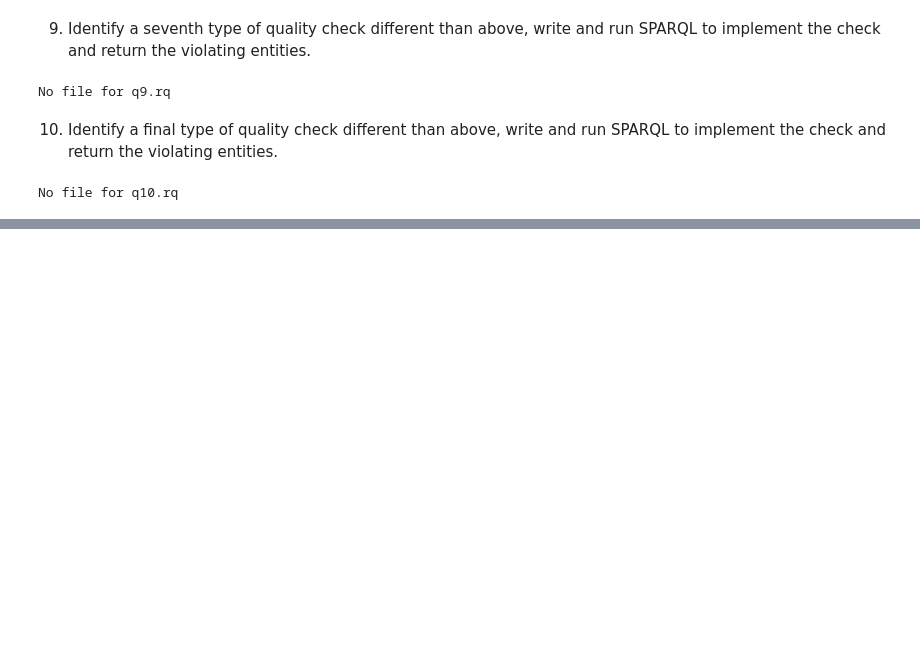
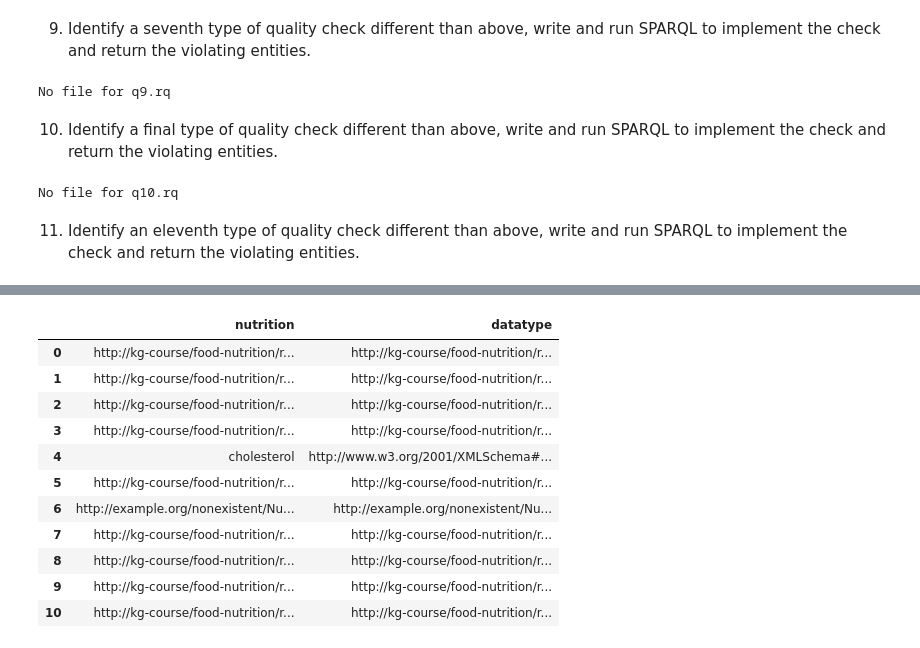
Before and after one commit to iscomper/BMKG-Assignemnt-2, a Jupyter notebook: Assignment2 Template.ipynb, the cells around one changed output, grey strips where cells are left out. Cells and saved outputs as stored; diff of their text form; code cells hidden in the pictures; blank space fills up the shorter version.

```diff
--- a/Assignment2 Template.ipynb
+++ b/Assignment2 Template.ipynb
@@ -122,5 +95,2 @@ run_query(g, 'check_for_existing_type.rq')
 # %% [markdown]
 3. Identify a third type of quality check different than above, write and run SPARQL to implement the check and return the violating entities.
-# %%
-#run_query(g, 'check_unique_ingredients.rq')
-run_query(g, 'check_unique_keyword.rq')
@@ -129,0 +97,2 @@ run_query(g, 'check_unique_keyword.rq')
+# %%
+run_query(g,"check_for_objectproperty.rq")
@@ -142,5 +115,5 @@ No file for q5.rq
 # %% [markdown]
 6. Identify a sixth type of quality check different than above, write and run SPARQL to implement the check and return the violating entities.
 # %%
-run_query(g, 'q6.rq')
+run_query(g, 'check_for_durations.rq')
 # %% [output]
@@ -154,5 +131,5 @@ No file for q7.rq
 # %% [markdown]
 8. Identify an eighth type of quality check different than above, write and run SPARQL to implement the check and return the violating entities.
 # %%
-run_query(g, 'q8.rq')
+run_query(g, 'check_for_wrong_category_value.rq')
 # %% [output]
@@ -169,3 +151,8 @@ No file for q9.rq
 run_query(g, 'q10.rq')
 # %% [output]
 No file for q10.rq
+# %% [markdown]
+11. Identify an eleventh type of quality check different than above, write and run SPARQL to implement the check and return the violating entities.
+# %%
+run_query(g, 'check_for_distinct_datatypes.rq')
+# %% [output]
@@ -171,0 +160,12 @@ No file for q10.rq
+|  | nutrition | datatype |
+| 0 | http://kg-course/food-nutrition/r... | http://kg-course/food-nutrition/r... |
+| 1 | http://kg-course/food-nutrition/r... | http://kg-course/food-nutrition/r... |
+| 2 | http://kg-course/food-nutrition/r... | http://kg-course/food-nutrition/r... |
+| 3 | http://kg-course/food-nutrition/r... | http://kg-course/food-nutrition/r... |
+| 4 | cholesterol | http://www.w3.org/2001/XMLSchema#... |
+| 5 | http://kg-course/food-nutrition/r... | http://kg-course/food-nutrition/r... |
+| 6 | http://example.org/nonexistent/Nu... | http://example.org/nonexistent/Nu... |
+| 7 | http://kg-course/food-nutrition/r... | http://kg-course/food-nutrition/r... |
+| 8 | http://kg-course/food-nutrition/r... | http://kg-course/food-nutrition/r... |
+| 9 | http://kg-course/food-nutrition/r... | http://kg-course/food-nutrition/r... |
+| 10 | http://kg-course/food-nutrition/r... | http://kg-course/food-nutrition/r... |
```
Also changed, not shown: parts of 14 cells of this notebook, 1 other file.
